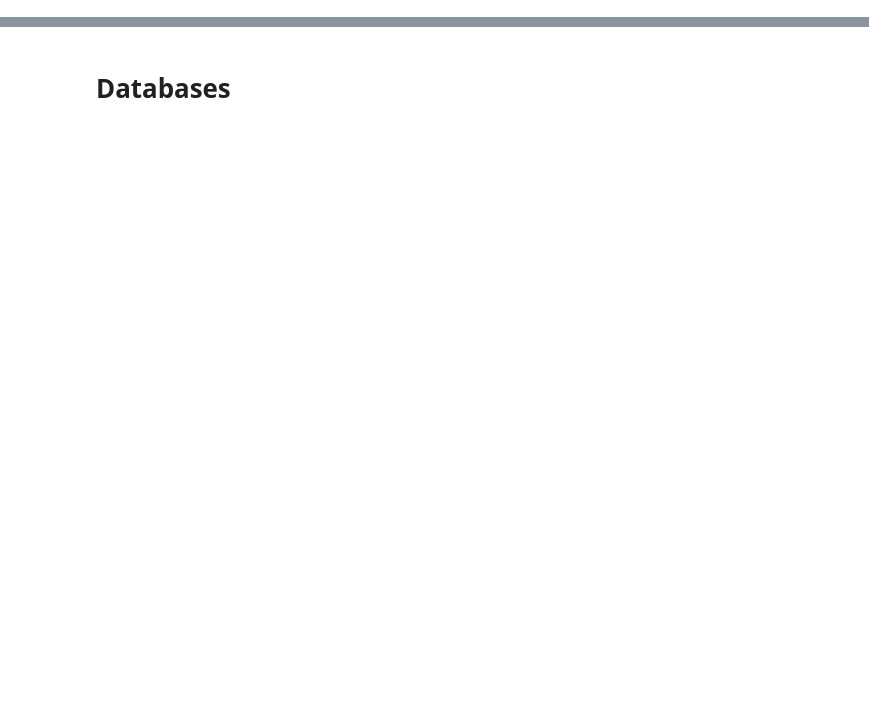
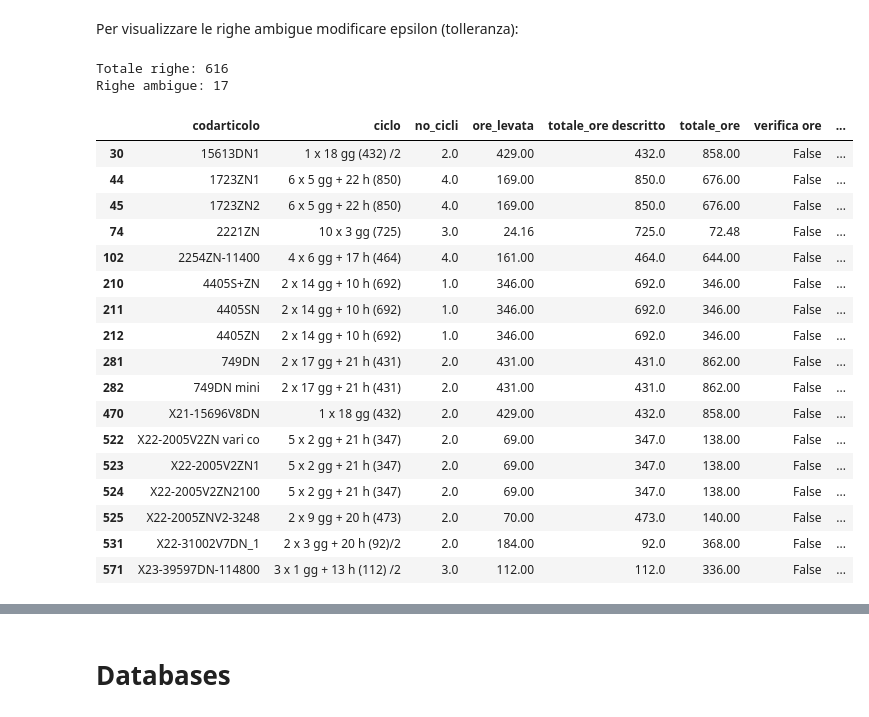
Before and after one commit to Dr3dre/LeMur, a Jupyter notebook: data_relations.ipynb, the cells around one changed output, grey strips where cells are left out. Drawn from its saved outputs; the diff is of its cells as text; code cells hidden in the pictures; blank space fills up the shorter version.

Commit message:
lista_articoli pulito

```diff
--- a/data_relations.ipynb
+++ b/data_relations.ipynb
@@ -0,0 +18,5 @@
+# %%
+articoli = pd.read_csv('data//input/lista_articoli.csv', decimal=',')      # add dtype={'programma ribobinatura S': np.int64}?
+
+articoli.info()
+articoli.head()
@@ -0,0 +49,18 @@
+# %%
+df = articoli.copy()
+
+## add totale ore
+df = df.loc[:, ["codarticolo", "ciclo", "no_cicli", "ore_levata"]]
+
+# check ore
+df['totale_ore descritto'] = df['ciclo'].str.extract(r'\(( *\d+(?:,\d+)*)\)')
+df['totale_ore descritto'] = df['totale_ore descritto'].str.replace(',', '.').astype(float)
+
+df['totale_ore'] = df['no_cicli'] * df['ore_levata']
+df['verifica ore'] = np.equal(df['no_cicli'] * df['ore_levata'], df['totale_ore descritto'])
+df['differenza ore'] = np.sqrt((df['totale_ore'] - df['totale_ore descritto'].where(df['totale_ore descritto'].notna(), 0).astype(int))**2)
+
+average_percentage = (df['verifica ore'].sum() / df['verifica ore'].count()) * 100
+print(f"Totale ore in Ciclo e totale ore calcolate con ore_levata * no_cicli combaciano nel: \n{average_percentage:.2f}%")
+
+df.head()
@@ -0,0 +76,29 @@
+# %% [markdown]
+Per visualizzare le righe ambigue modificare epsilon (tolleranza):
+# %%
+epsilon = 100      # minimo differenza
+ambiguo = df[df['verifica ore'] == False].where((np.sqrt(df['differenza ore'] ** 2)) > epsilon).dropna(subset=['codarticolo'])
+print(f"Totale righe: {df.shape[0]}")
+print(f"Righe ambigue: {ambiguo.shape[0]}")
+ambiguo
+# %% [output]
+Totale righe: 616
+Righe ambigue: 17
+|  | codarticolo | ciclo | no_cicli | ore_levata | totale_ore descritto | totale_ore | verifica ore | ... |
+| 30 | 15613DN1 | 1 x 18 gg (432) /2 | 2.0 | 429.00 | 432.0 | 858.00 | False | ... |
+| 44 | 1723ZN1 | 6 x 5 gg + 22 h (850) | 4.0 | 169.00 | 850.0 | 676.00 | False | ... |
+| 45 | 1723ZN2 | 6 x 5 gg + 22 h (850) | 4.0 | 169.00 | 850.0 | 676.00 | False | ... |
+| 74 | 2221ZN | 10 x 3 gg (725) | 3.0 | 24.16 | 725.0 | 72.48 | False | ... |
+| 102 | 2254ZN-11400 | 4 x 6 gg + 17 h (464) | 4.0 | 161.00 | 464.0 | 644.00 | False | ... |
+| 210 | 4405S+ZN | 2 x 14 gg + 10 h (692) | 1.0 | 346.00 | 692.0 | 346.00 | False | ... |
+| 211 | 4405SN | 2 x 14 gg + 10 h (692) | 1.0 | 346.00 | 692.0 | 346.00 | False | ... |
+| 212 | 4405ZN | 2 x 14 gg + 10 h (692) | 1.0 | 346.00 | 692.0 | 346.00 | False | ... |
+| 281 | 749DN | 2 x 17 gg + 21 h (431) | 2.0 | 431.00 | 431.0 | 862.00 | False | ... |
+| 282 | 749DN mini | 2 x 17 gg + 21 h (431) | 2.0 | 431.00 | 431.0 | 862.00 | False | ... |
+| 470 | X21-15696V8DN | 1 x 18 gg (432) | 2.0 | 429.00 | 432.0 | 858.00 | False | ... |
+| 522 | X22-2005V2ZN vari co | 5 x 2 gg + 21 h (347) | 2.0 | 69.00 | 347.0 | 138.00 | False | ... |
+| 523 | X22-2005V2ZN1 | 5 x 2 gg + 21 h (347) | 2.0 | 69.00 | 347.0 | 138.00 | False | ... |
+| 524 | X22-2005V2ZN2100 | 5 x 2 gg + 21 h (347) | 2.0 | 69.00 | 347.0 | 138.00 | False | ... |
+| 525 | X22-2005ZNV2-3248 | 2 x 9 gg + 20 h (473) | 2.0 | 70.00 | 473.0 | 140.00 | False | ... |
+| 531 | X22-31002V7DN_1 | 2 x 3 gg + 20 h (92)/2 | 2.0 | 184.00 | 92.0 | 368.00 | False | ... |
+| 571 | X23-39597DN-114800 | 3 x 1 gg + 13 h (112) /2 | 3.0 | 112.00 | 112.0 | 336.00 | False | ... |
```
Also changed, not shown: parts of 33 cells of this notebook, 6 other files.
